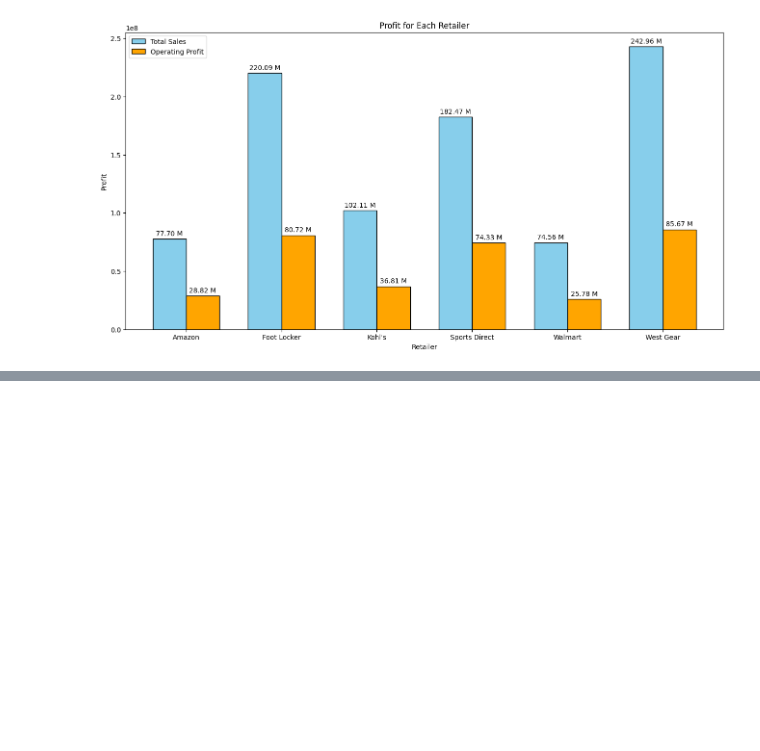
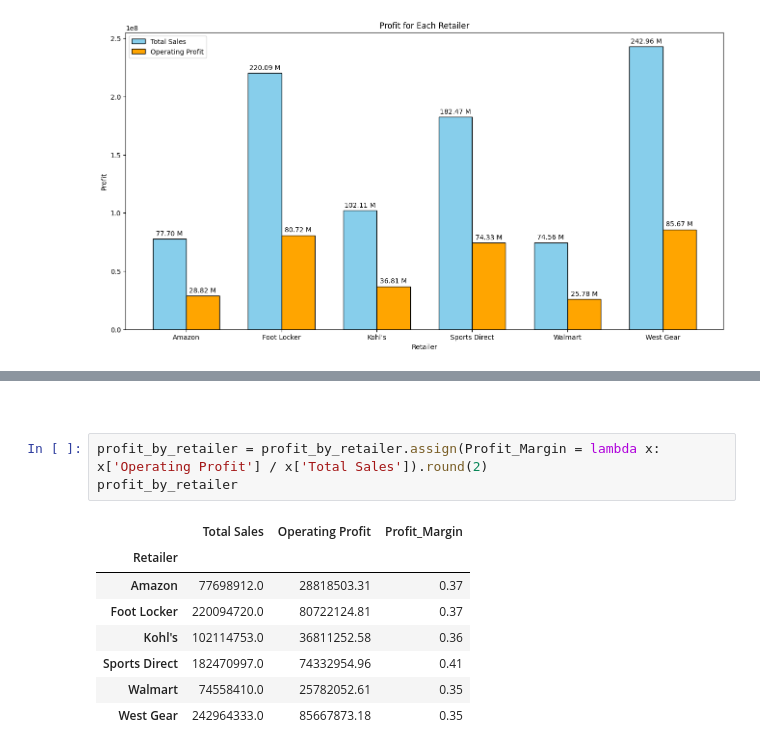
Before and after one commit to GrzegorzPus/Adidas-US-Sales-Analysis, a Jupyter notebook: Exploratory Data Analysis.ipynb, the cells around one changed output, grey strips where cells are left out. Cells and saved outputs as stored; diff of their text form; blank space fills up the shorter version.

```diff
--- a/Exploratory Data Analysis.ipynb
+++ b/Exploratory Data Analysis.ipynb
@@ -316,0 +331,14 @@ plt.show()
+# %% [markdown]
+<br>
+# %%
+profit_by_retailer = profit_by_retailer.assign(Profit_Margin = lambda x: x['Operating Profit'] / x['Total Sales']).round(2)
+profit_by_retailer
+# %% [output]
+|  | Total Sales | Operating Profit | Profit_Margin |
+| Retailer |  |  |  |
+| Amazon | 77698912.0 | 28818503.31 | 0.37 |
+| Foot Locker | 220094720.0 | 80722124.81 | 0.37 |
+| Kohl's | 102114753.0 | 36811252.58 | 0.36 |
+| Sports Direct | 182470997.0 | 74332954.96 | 0.41 |
+| Walmart | 74558410.0 | 25782052.61 | 0.35 |
+| West Gear | 242964333.0 | 85667873.18 | 0.35 |
```
Also changed, not shown: parts of 7 cells of this notebook.
